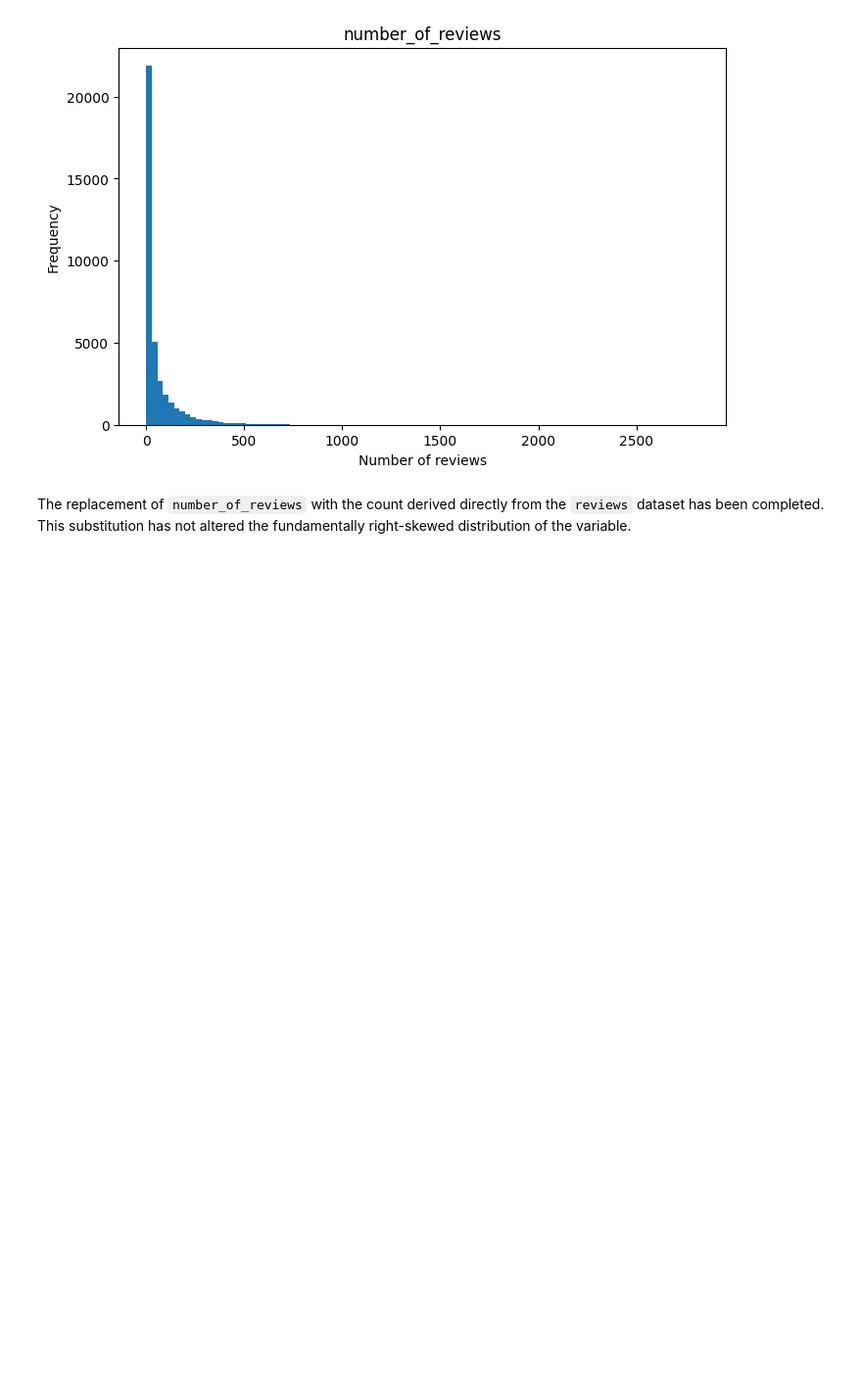
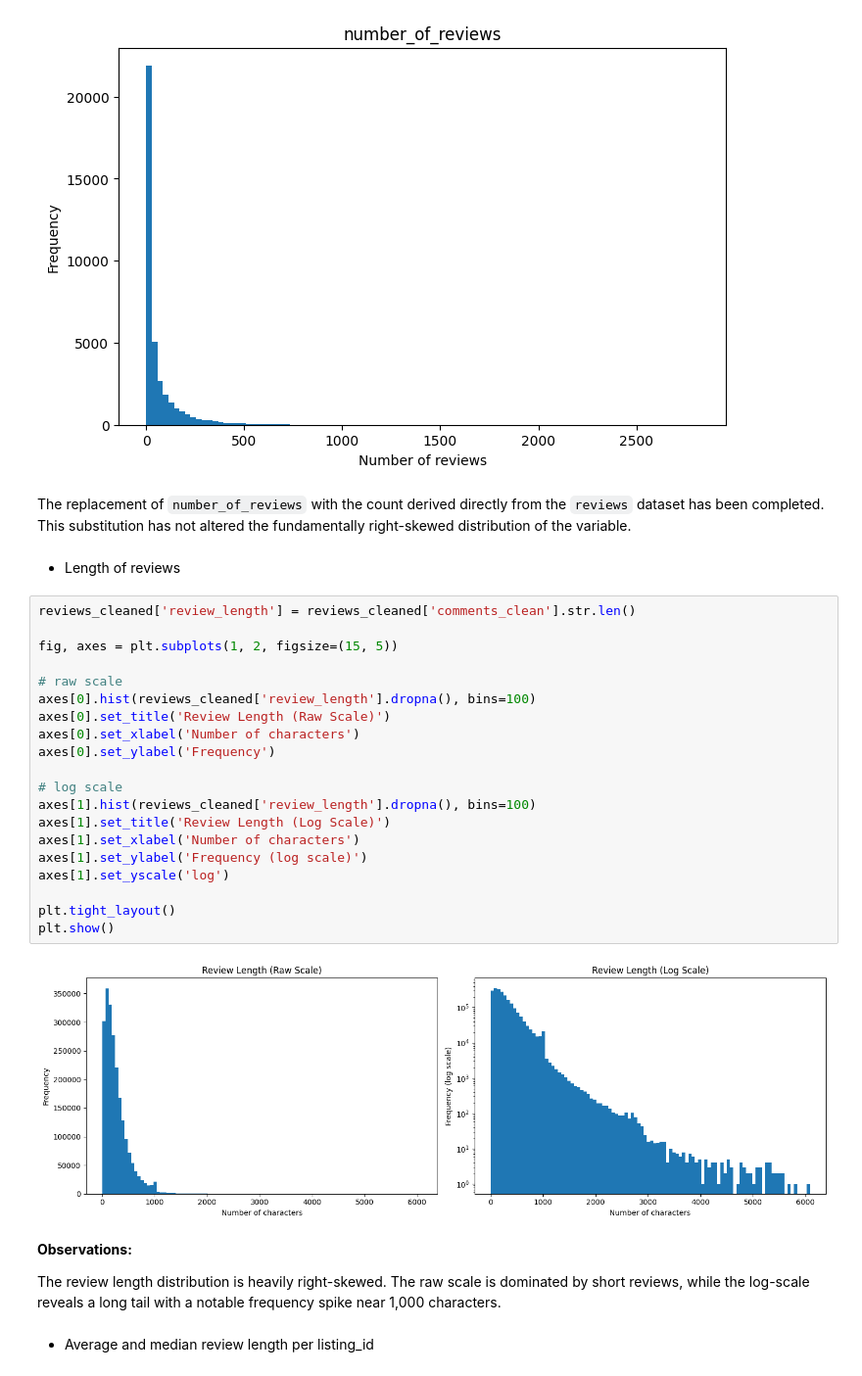
Before and after one commit to pln6/airbnb-market-segmentation-analysis, a Jupyter notebook: notebooks/01_data_cleaning.ipynb, the cells around one changed output. Shown at 98% size. Saved outputs shown, nothing was run; the diff lists cells and outputs as text; blank space fills up the shorter version.

Commit message:
feat: add profiling of review length metrics

```diff
--- a/notebooks/01_data_cleaning.ipynb
+++ b/notebooks/01_data_cleaning.ipynb
@@ -1639,3 +1639,33 @@ plt.show()
 [figure]
 # %% [markdown]
 The replacement of `number_of_reviews` with the count derived directly from the `reviews` dataset has been completed. This substitution has not altered the fundamentally right-skewed distribution of the variable.
+# %% [markdown]
+- Length of reviews
+# %%
+reviews_cleaned['review_length'] = reviews_cleaned['comments_clean'].str.len()
+
+fig, axes = plt.subplots(1, 2, figsize=(15, 5))
+
+# raw scale
+axes[0].hist(reviews_cleaned['review_length'].dropna(), bins=100)
+axes[0].set_title('Review Length (Raw Scale)')
+axes[0].set_xlabel('Number of characters')
+axes[0].set_ylabel('Frequency')
+
+# log scale
+axes[1].hist(reviews_cleaned['review_length'].dropna(), bins=100)
+axes[1].set_title('Review Length (Log Scale)')
+axes[1].set_xlabel('Number of characters')
+axes[1].set_ylabel('Frequency (log scale)')
+axes[1].set_yscale('log')
+
+plt.tight_layout()
+plt.show()
+# %% [output]
+[figure, added]
+# %% [markdown]
+**Observations:**
+
+The review length distribution is heavily right-skewed. The raw scale is dominated by short reviews, while the log-scale reveals a long tail with a notable frequency spike near 1,000 characters.
+# %% [markdown]
+- Average and median review length per listing_id
```
Also changed, not shown: parts of 4 cells of this notebook.
